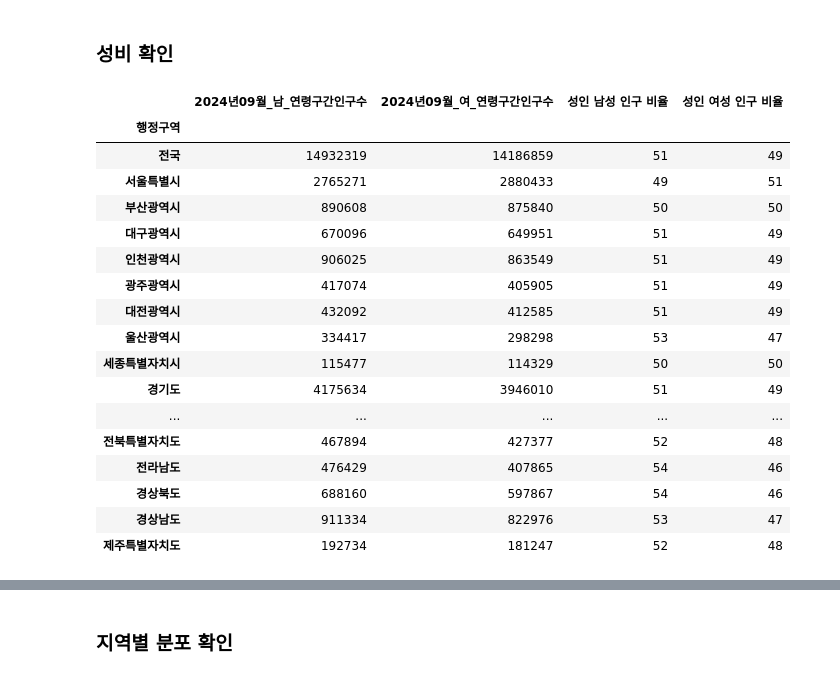
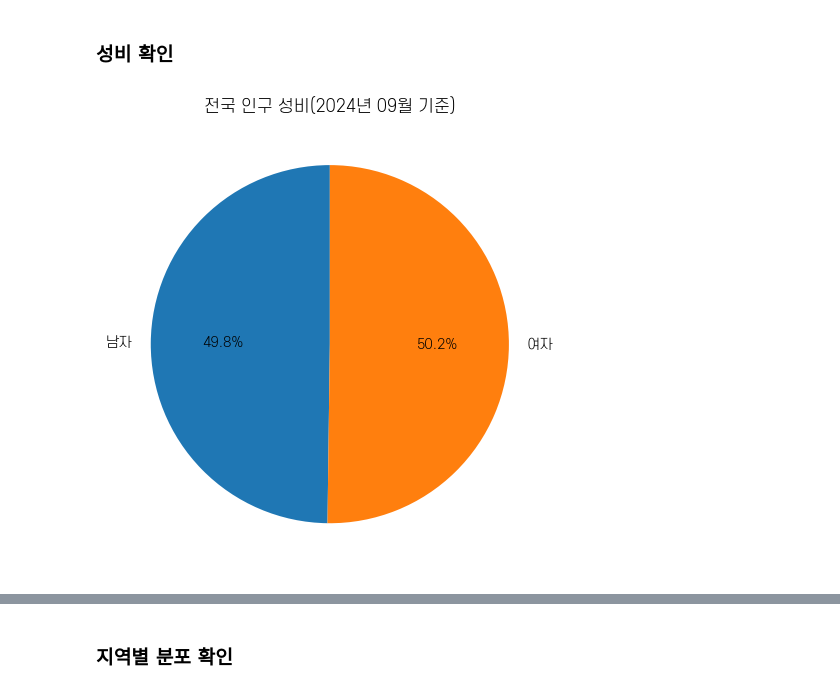
Before and after one commit to HyeonjiKim-edu/DataAnalysis, a Jupyter notebook: 25_파이썬데이터분석_실습_-인구구조데이터(수정).ipynb, the cells around one changed output, grey strips where cells are left out. Saved outputs shown, nothing was run; the diff lists cells and outputs as text; code cells hidden in the pictures.

```diff
--- a/25_파이썬데이터분석_실습_-인구구조데이터(수정).ipynb
+++ b/25_파이썬데이터분석_실습_-인구구조데이터(수정).ipynb
@@ -463,29 +466,13 @@ plt.show()
 # %% [markdown]
 ### 성비 확인
-# %%
-# 전체 성인 성비 확인
-
-all_s = df[['2024년09월_남_연령구간인구수', '2024년09월_여_연령구간인구수']].copy()
-all_s['성인 남성 인구 비율'] = all_s['2024년09월_남_연령구간인구수'] / (all_s['2024년09월_남_연령구간인구수'] + all_s['2024년09월_여_연령구간인구수']) * 100
-all_s['성인 여성 인구 비율'] = all_s['2024년09월_여_연령구간인구수'] / (all_s['2024년09월_남_연령구간인구수'] + all_s['2024년09월_여_연령구간인구수']) * 100
-all_s.index = df['행정구역']
-all_s
-# %% [output]
-|  | 2024년09월_남_연령구간인구수 | 2024년09월_여_연령구간인구수 | 성인 남성 인구 비율 | 성인 여성 인구 비율 |
-| 행정구역 |  |  |  |  |
-| 전국 | 14932319 | 14186859 | 51 | 49 |
-| 서울특별시 | 2765271 | 2880433 | 49 | 51 |
-| 부산광역시 | 890608 | 875840 | 50 | 50 |
-| 대구광역시 | 670096 | 649951 | 51 | 49 |
-| 인천광역시 | 906025 | 863549 | 51 | 49 |
-| 광주광역시 | 417074 | 405905 | 51 | 49 |
-| 대전광역시 | 432092 | 412585 | 51 | 49 |
-| 울산광역시 | 334417 | 298298 | 53 | 47 |
-| 세종특별자치시 | 115477 | 114329 | 50 | 50 |
-| 경기도 | 4175634 | 3946010 | 51 | 49 |
-| ... | ... | ... | ... | ... |
-| 전북특별자치도 | 467894 | 427377 | 52 | 48 |
-| 전라남도 | 476429 | 407865 | 54 | 46 |
-| 경상북도 | 688160 | 597867 | 54 | 46 |
-| 경상남도 | 911334 | 822976 | 53 | 47 |
-| 제주특별자치도 | 192734 | 181247 | 52 | 48 |
+# %%
+pop_s = df2.loc['전국', ['2024년09월_남자 인구수', '2024년09월_여자 인구수']]
+
+plt.figure(figsize=(8, 5))
+plt.pie(pop_s, labels=['남자', '여자'], autopct='%.1f%%', startangle=90)
+plt.title(f'전국 인구 성비(2024년 09월 기준)')
+
+plt.tight_layout()
+plt.show()
+# %% [output]
+[figure, added]
```
Also changed, not shown: parts of 2 cells of this notebook.
